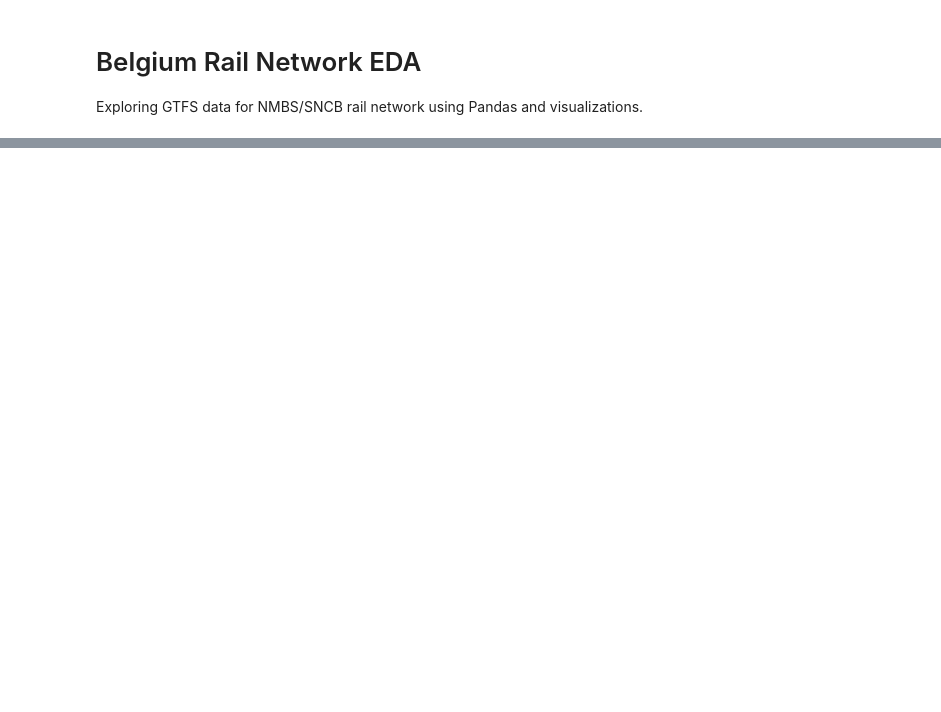
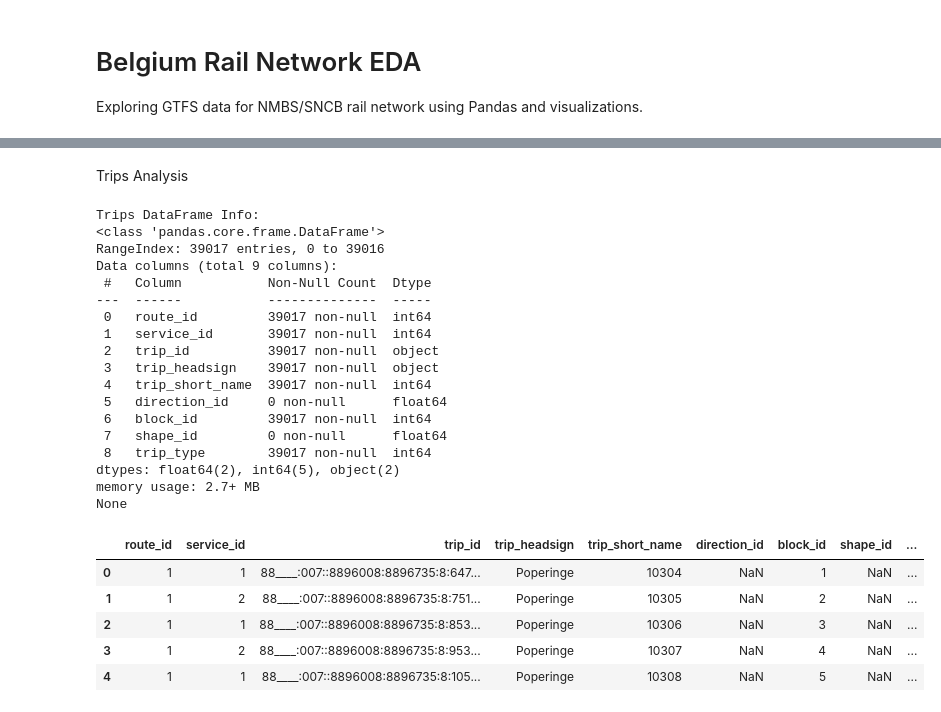
Before and after one commit to Praneesh-Sharma/belgium-rail-gtfs, a Jupyter notebook: eda.ipynb, the cells around one changed output, grey strips where cells are left out. Drawn from its saved outputs; the diff is of its cells as text; code cells hidden in the pictures; blank space fills up the shorter version.

```diff
--- a/eda.ipynb
+++ b/eda.ipynb
@@ -100,0 +87,35 @@ plt.show()
+# %% [markdown]
+Trips Analysis
+# %%
+trips = pd.read_csv('data/trips.txt')
+
+# Inspect trips.txt
+print("\nTrips DataFrame Info:")
+print(trips.info())
+
+trips.head()
+# %% [output]
+Trips DataFrame Info:
+<class 'pandas.core.frame.DataFrame'>
+RangeIndex: 39017 entries, 0 to 39016
+Data columns (total 9 columns):
+ #   Column           Non-Null Count  Dtype
+---  ------           --------------  -----
+ 0   route_id         39017 non-null  int64
+ 1   service_id       39017 non-null  int64
+ 2   trip_id          39017 non-null  object
+ 3   trip_headsign    39017 non-null  object
+ 4   trip_short_name  39017 non-null  int64
+ 5   direction_id     0 non-null      float64
+ 6   block_id         39017 non-null  int64
+ 7   shape_id         0 non-null      float64
+ 8   trip_type        39017 non-null  int64
+dtypes: float64(2), int64(5), object(2)
+memory usage: 2.7+ MB
+None
+|  | route_id | service_id | trip_id | trip_headsign | trip_short_name | direction_id | block_id | shape_id | ... |
+| 0 | 1 | 1 | 88____:007::8896008:8896735:8:647... | Poperinge | 10304 | NaN | 1 | NaN | ... |
+| 1 | 1 | 2 | 88____:007::8896008:8896735:8:751... | Poperinge | 10305 | NaN | 2 | NaN | ... |
+| 2 | 1 | 1 | 88____:007::8896008:8896735:8:853... | Poperinge | 10306 | NaN | 3 | NaN | ... |
+| 3 | 1 | 2 | 88____:007::8896008:8896735:8:953... | Poperinge | 10307 | NaN | 4 | NaN | ... |
+| 4 | 1 | 1 | 88____:007::8896008:8896735:8:105... | Poperinge | 10308 | NaN | 5 | NaN | ... |
```
Also changed, not shown: parts of 16 cells of this notebook, 1 other file.
